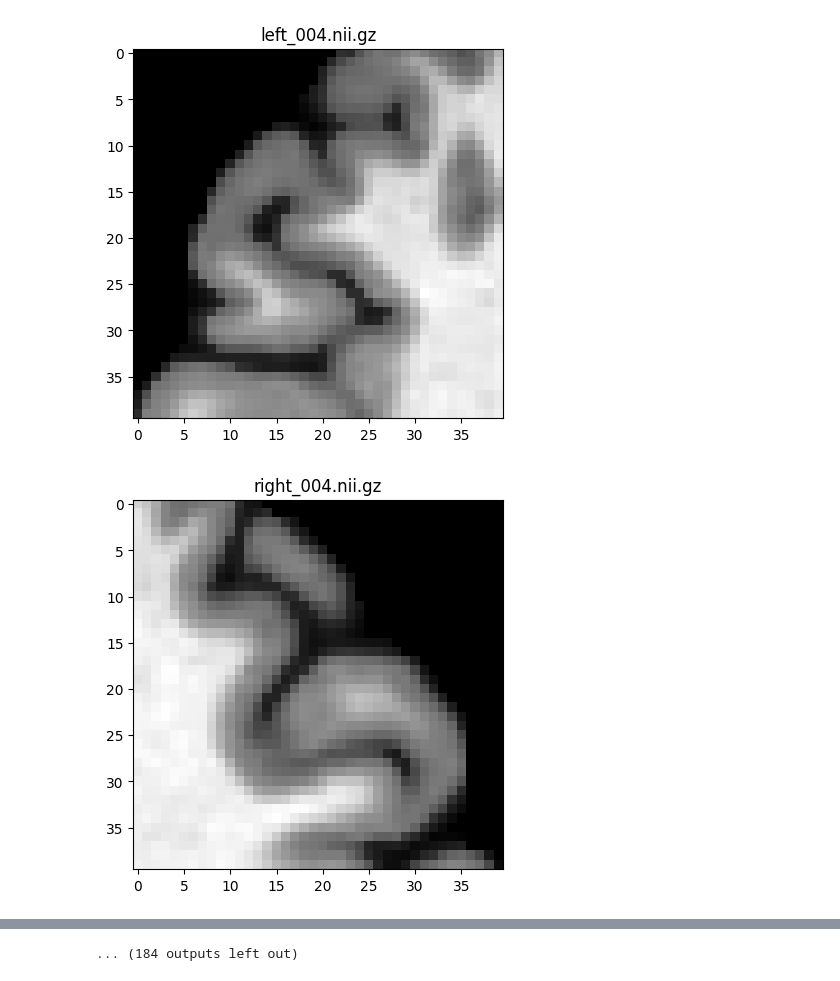
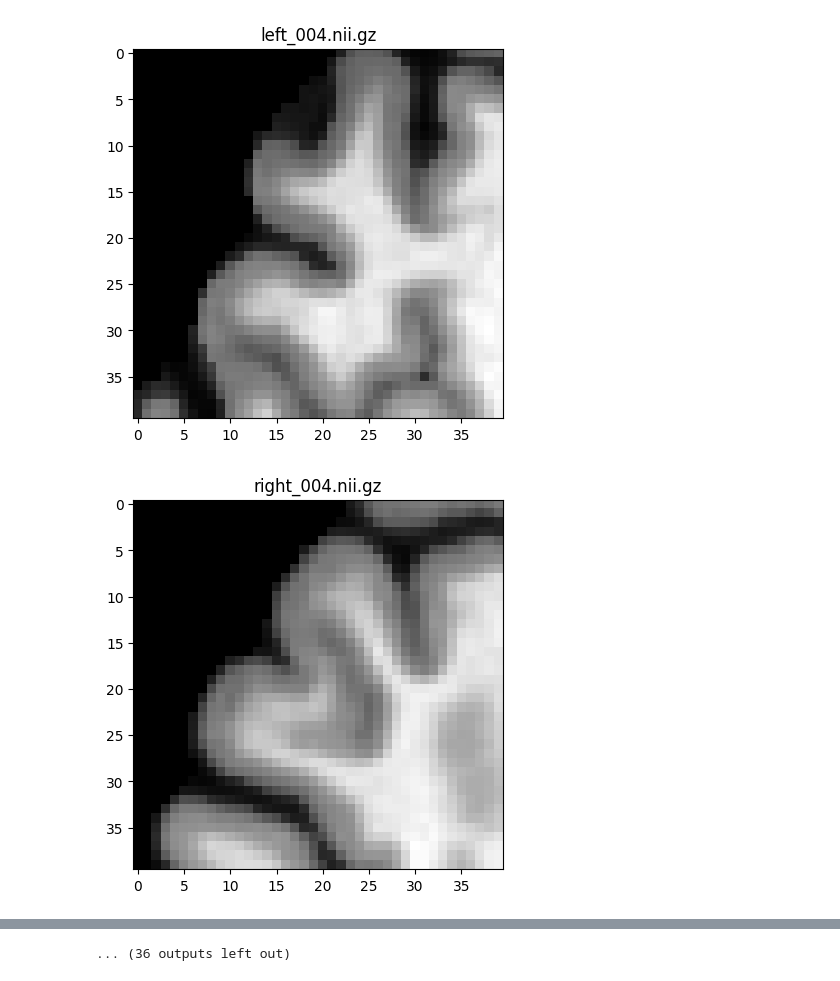
Before and after one commit to Gabriel-Panza/Machine-Learning-FCD, a Jupyter notebook: New Data/PlotPairs.ipynb, the cells around one changed output, grey strips where cells are left out. Drawn from its saved outputs; the diff is of its cells as text; code cells hidden in the pictures.

```diff
--- a/New Data/PlotPairs.ipynb
+++ b/New Data/PlotPairs.ipynb
@@ -12,7 +12,7 @@ for patient in ['sub-60K04']:
     folder_right = os.path.join(base, patient, 'right')
     for slices in os.listdir(folder_left):
         cont+=1
-        if cont < 95 or cont > 105:
+        if cont < 106 or cont > 108:
             continue
         path_left = os.path.join(folder_left, slices)
         path_right = os.path.join(folder_right, slices)
@@ -26,6 +26,6 @@ for patient in ['sub-60K04']:
             plt.imshow(nib1, cmap='gray')
             plt.show()
             plt.title(f"{name_right}")
-            plt.imshow(nib2, cmap='gray')
+            plt.imshow(np.fliplr(nib2), cmap='gray')
             plt.show()
 # %% [output]
@@ -38,2 +38,2 @@ for patient in ['sub-60K04']:
-[figure, old version]
+[figure, new version]
-[figure, old version]
+[figure, new version]
@@ -44 +44 @@ for patient in ['sub-60K04']:
-... (184 outputs left out)
+... (36 outputs left out)
```
Also changed, not shown: parts of 1 cell of this notebook, 6 other files.
